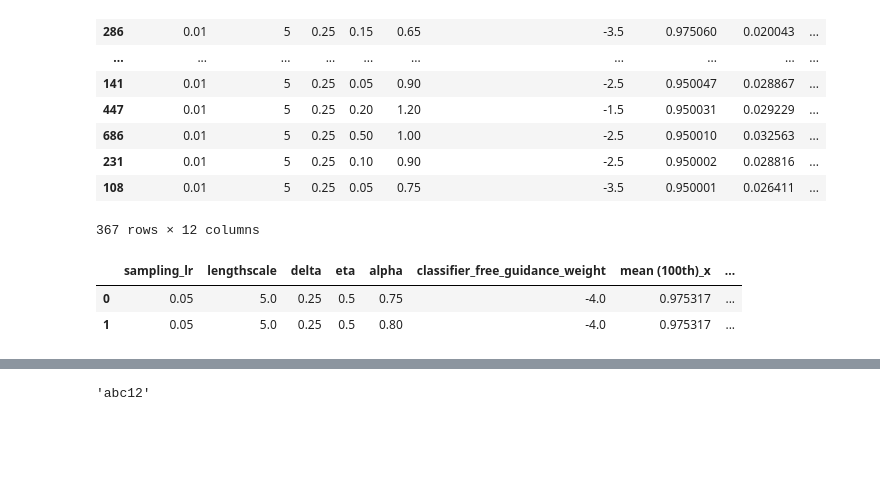
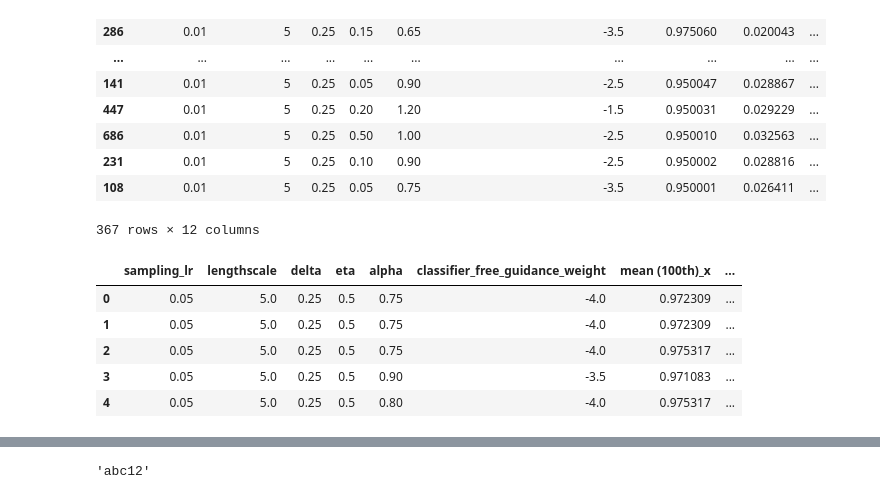
Before and after one commit to HungTT912/L2HD-setting-2, a Jupyter notebook: test.ipynb, the cells around one changed output, grey strips where cells are left out. Saved outputs shown, nothing was run; the diff lists cells and outputs as text; code cells hidden in the pictures; blank space fills up the shorter version.

```diff
--- a/test.ipynb
+++ b/test.ipynb
@@ -24,16 +24,19 @@ df
 # %%
 import pandas as pd
 
 best_tf10_hyper = pd.read_csv('./tuning_results/tune_22_100steps/result/tuning_result_tfbind10_num_fit_samples10000_lengthscale5.0_sampling_lr0.05_delta0.25.csv')
 best_tf10_hyper = best_tf10_hyper[best_tf10_hyper['mean (100th)']>0.67]
 best_tf8_hyper = None
-for num_fit_samples in [15500]:
+for num_fit_samples in [15500, 15000, 14500, 16000, 17000, 9000, 10000, 13000, 14000, 14500, 7500,8000,8500] :
     best_tf8_hyper1 = pd.read_csv(f'./tuning_results/tune_22_100steps/result/tuning_result_tfbind8_num_fit_samples{num_fit_samples}_lengthscale5.0_sampling_lr0.05_delta0.25.csv')
     best_tf8_hyper1 = best_tf8_hyper1[best_tf8_hyper1['mean (100th)']>0.97]
     best_tf8_hyper = pd.concat([best_tf8_hyper1,best_tf8_hyper],ignore_index=True)
 best_tf8_hyper = best_tf8_hyper.merge(best_tf10_hyper, on= ['sampling_lr','lengthscale','delta','eta','alpha','classifier_free_guidance_weight'])
 best_tf8_hyper
 # %% [output]
 |  | sampling_lr | lengthscale | delta | eta | alpha | classifier_free_guidance_weight | mean (100th)_x | ... |
-| 0 | 0.05 | 5.0 | 0.25 | 0.5 | 0.75 | -4.0 | 0.975317 | ... |
-| 1 | 0.05 | 5.0 | 0.25 | 0.5 | 0.80 | -4.0 | 0.975317 | ... |
+| 0 | 0.05 | 5.0 | 0.25 | 0.5 | 0.75 | -4.0 | 0.972309 | ... |
+| 1 | 0.05 | 5.0 | 0.25 | 0.5 | 0.75 | -4.0 | 0.972309 | ... |
+| 2 | 0.05 | 5.0 | 0.25 | 0.5 | 0.75 | -4.0 | 0.975317 | ... |
+| 3 | 0.05 | 5.0 | 0.25 | 0.5 | 0.90 | -3.5 | 0.971083 | ... |
+| 4 | 0.05 | 5.0 | 0.25 | 0.5 | 0.80 | -4.0 | 0.975317 | ... |
```
Also changed, not shown: parts of 3 cells of this notebook, 1 other file.
